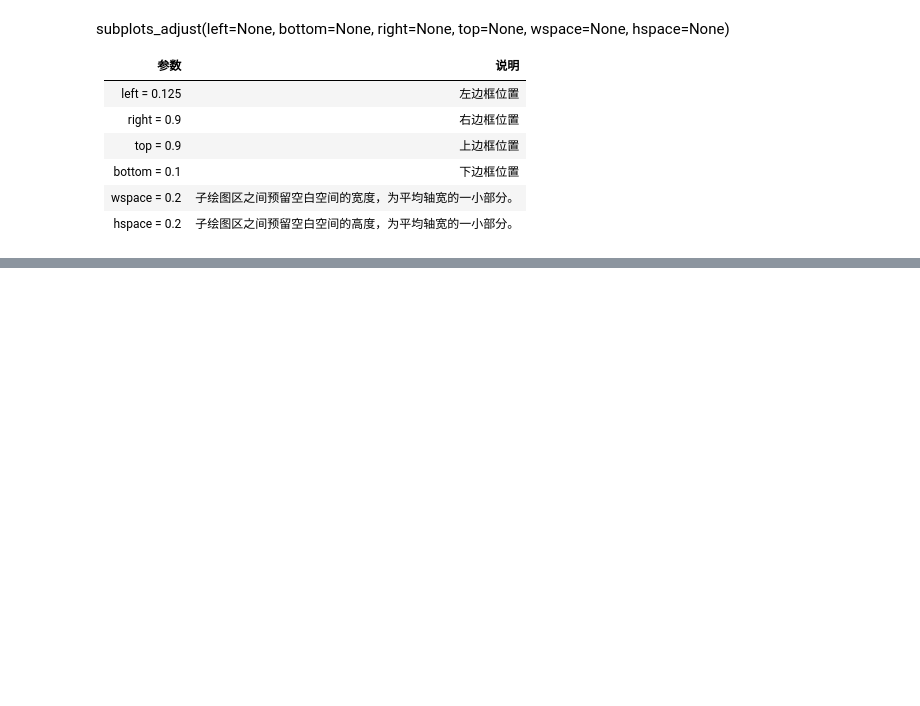
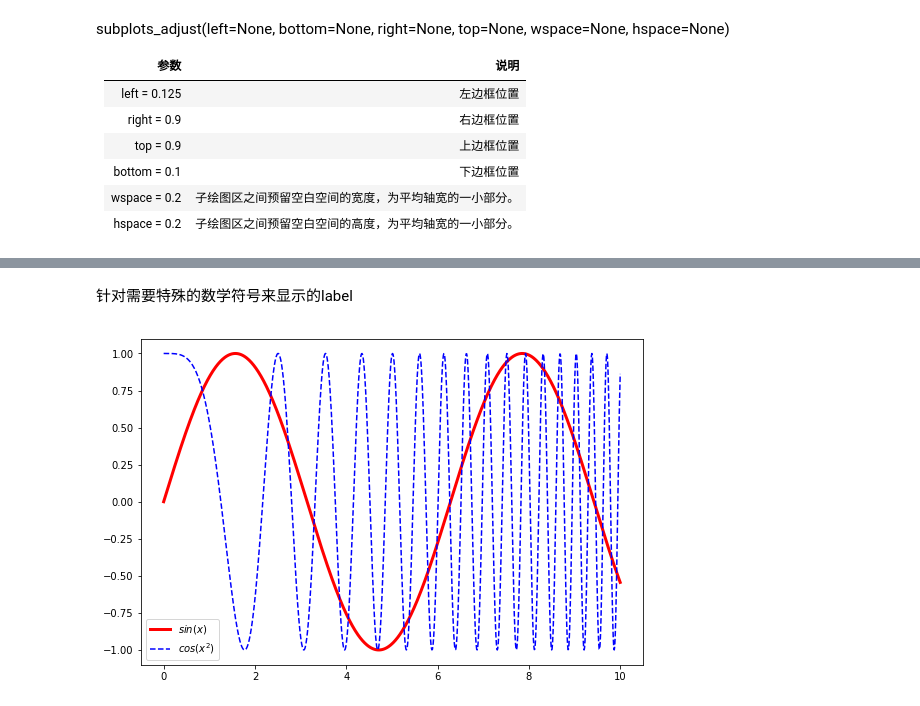
Before and after one commit to godmelon/DA-Record, a Jupyter notebook: 可视化/matplotlib.ipynb, the cells around one changed output, grey strips where cells are left out. Cells and saved outputs as stored; diff of their text form; code cells hidden in the pictures; blank space fills up the shorter version.

````diff
--- a/可视化/matplotlib.ipynb
+++ b/可视化/matplotlib.ipynb
@@ -312,0 +351,15 @@ plt.show()
+# %% [markdown]
+针对需要特殊的数学符号来显示的label
+# %%
+plt.figure(figsize=(9, 6))
+x = np.linspace(0, 10, 1000)
+y = np.sin(x)
+z = np.cos(x**2)   #x的平方
+
+# 此时，如果想显示x^2，就需要使用 $```$
+plt.plot(x, y, label='$sin(x)$', color='r', linewidth=3)
+plt.plot(x, z, 'b--', label='$cos(x^2)$')
+plt.legend(loc='lower left')
+plt.show()
+# %% [output]
+[figure, added]
````
Also changed, not shown: parts of 19 cells of this notebook.
